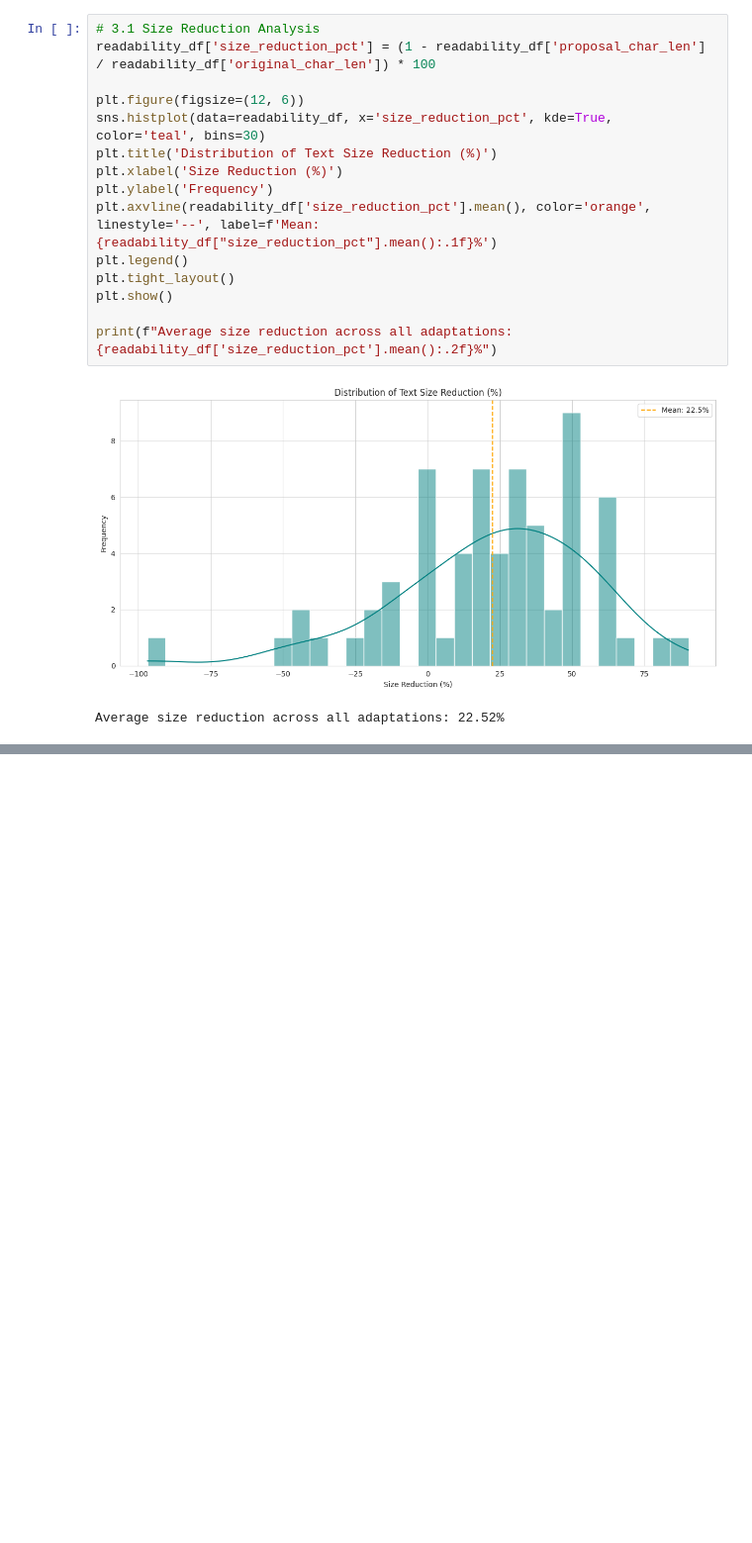
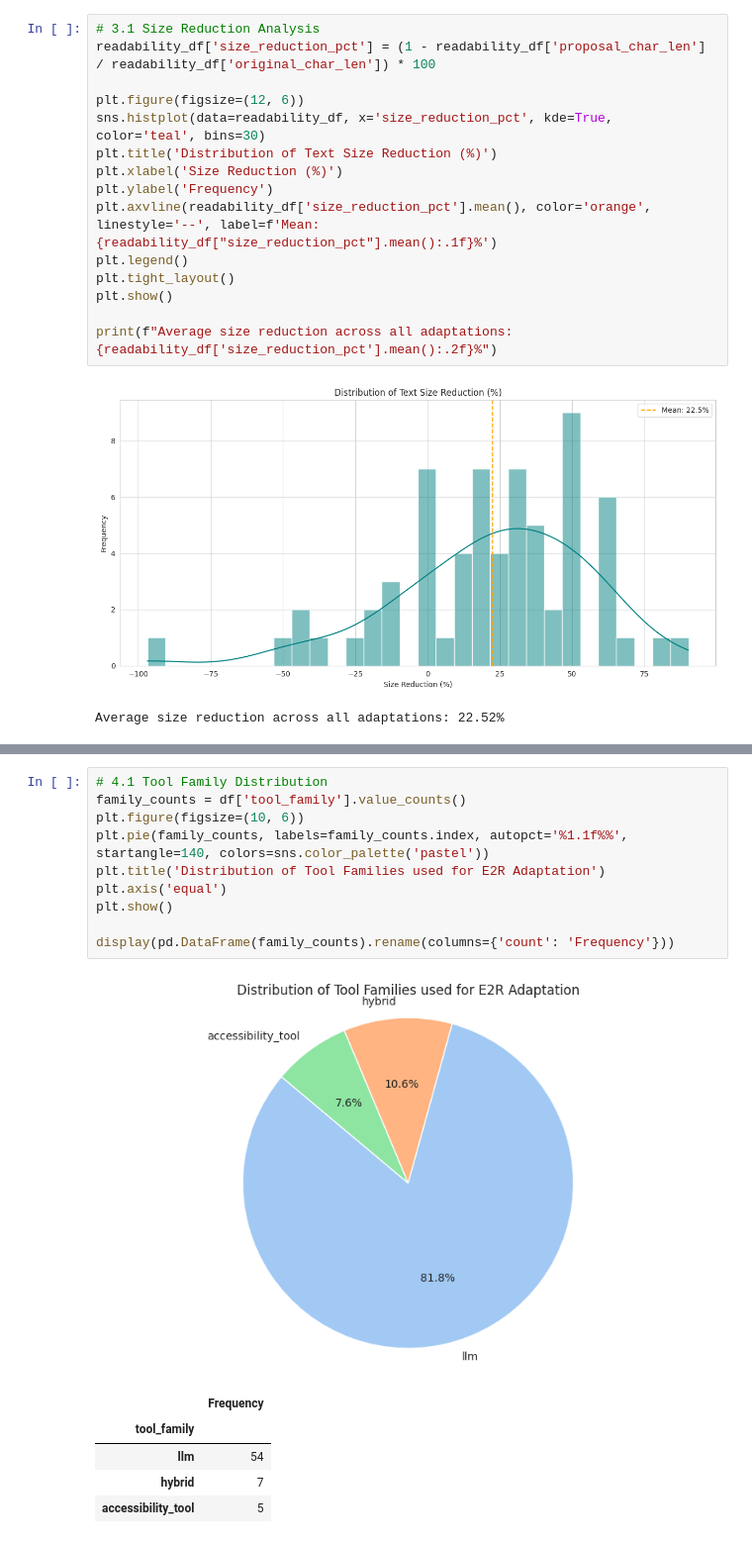
Before and after one commit to JaviMiot/E2R_data_assigment_analisys, a Jupyter notebook: notebooks/part3_e2r_analysis.ipynb, the cells around one changed output, grey strips where cells are left out. Shown at 99% size. Drawn from its saved outputs; the diff is of its cells as text; blank space fills up the shorter version.

```diff
--- a/notebooks/part3_e2r_analysis.ipynb
+++ b/notebooks/part3_e2r_analysis.ipynb
@@ -631,0 +479,17 @@ Successfully exported 586 comments to ../data/part3/part3_comments_export.xlsx
+# %%
+# 4.1 Tool Family Distribution
+family_counts = df['tool_family'].value_counts()
+plt.figure(figsize=(10, 6))
+plt.pie(family_counts, labels=family_counts.index, autopct='%1.1f%%', startangle=140, colors=sns.color_palette('pastel'))
+plt.title('Distribution of Tool Families used for E2R Adaptation')
+plt.axis('equal')
+plt.show()
+
+display(pd.DataFrame(family_counts).rename(columns={'count': 'Frequency'}))
+# %% [output]
+[figure, added]
+|  | Frequency |
+| tool_family |  |
+| llm | 54 |
+| hybrid | 7 |
+| accessibility_tool | 5 |
```
Also changed, not shown: parts of 23 cells of this notebook.
